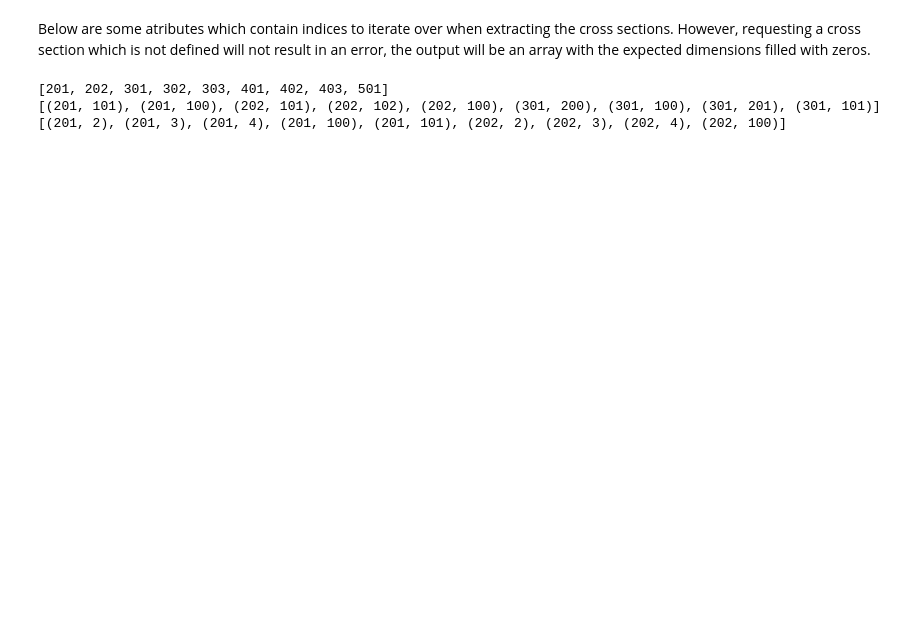
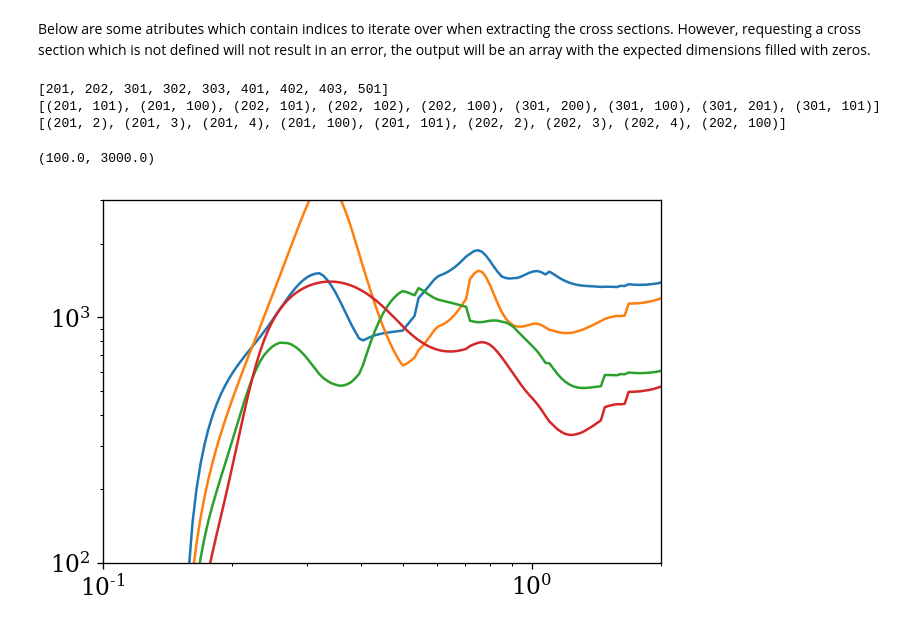
Before and after one commit to mohller/AstroPhoMes, a Jupyter notebook: examples/Howto_example.ipynb, the cells around one changed output. Saved outputs shown, nothing was run; the diff lists cells and outputs as text; code cells hidden in the pictures; blank space fills up the shorter version.

```diff
--- a/examples/Howto_example.ipynb
+++ b/examples/Howto_example.ipynb
@@ -179,3 +184,16 @@ print em.incl_diff_idcs[:9]
 [201, 202, 301, 302, 303, 401, 402, 403, 501]
 [(201, 101), (201, 100), (202, 101), (202, 102), (202, 100), (301, 200), (301, 100), (301, 201), (301, 101)]
 [(201, 2), (201, 3), (201, 4), (201, 100), (201, 101), (202, 2), (202, 3), (202, 4), (202, 100)]
+# %%
+plt.loglog(*spm.cs_incl(1206, 2))
+plt.loglog(*spm.cs_incl(1206, 4))
+
+plt.loglog(*em.cs_incl(1206, 2))
+plt.loglog(*em.cs_incl(1206, 4))
+
+
+plt.xlim([.1, 2])
+plt.ylim([1e2, 3e3])
+# %% [output]
+(100.0, 3000.0)
+[figure, added]
```
Also changed, not shown: parts of 8 cells of this notebook, 3 other files.
